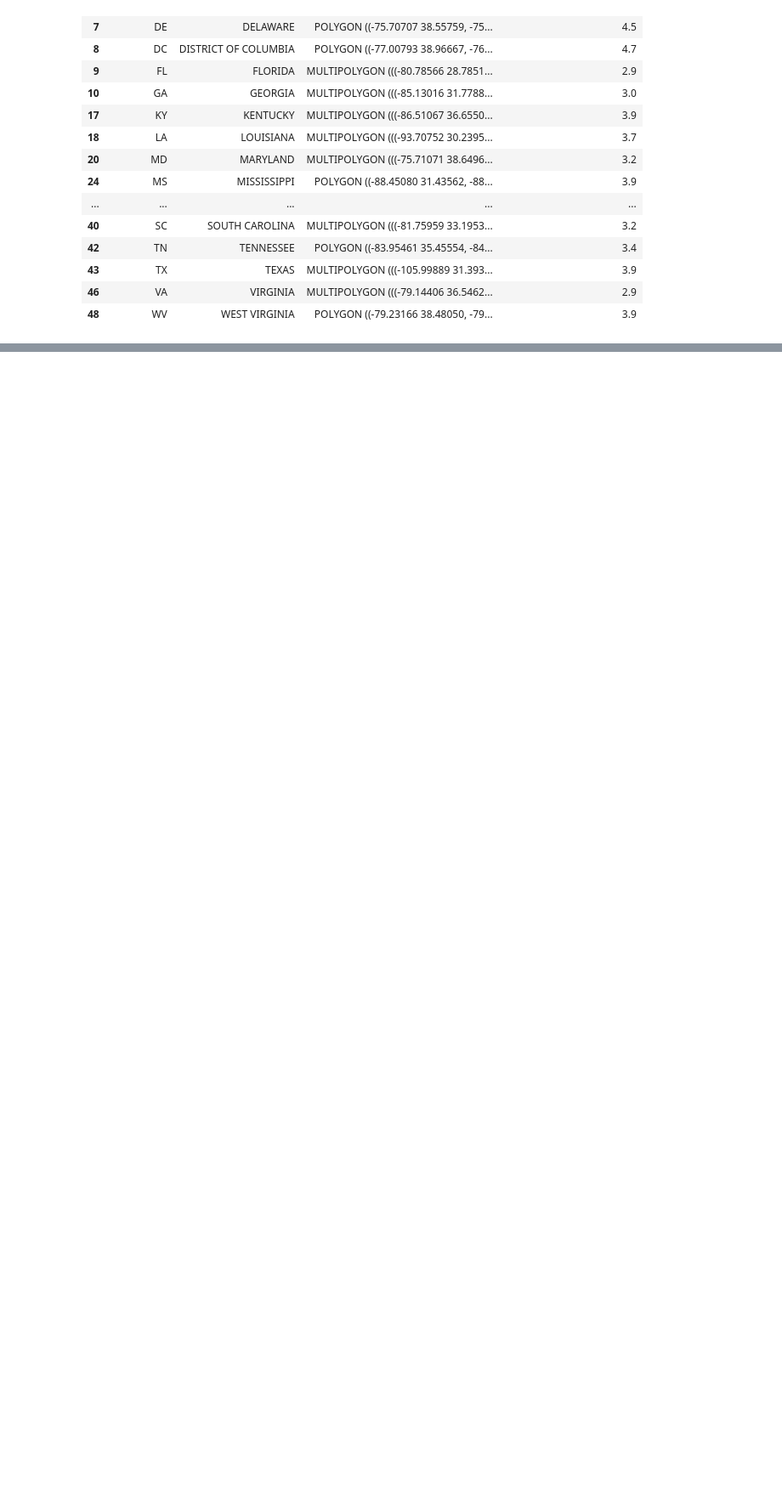
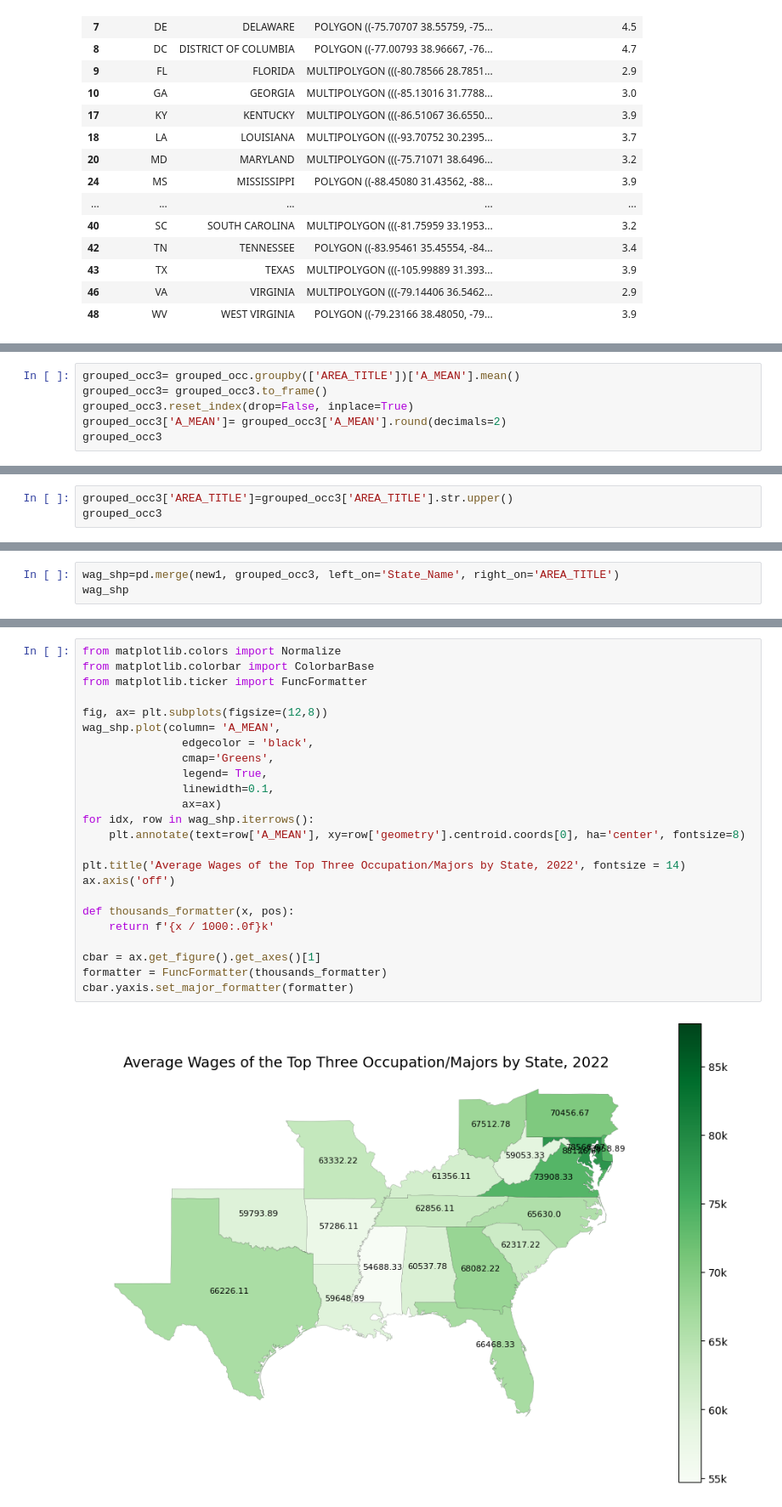
Before and after one commit to mhm516/HBCU_Analysis_Capstone, a Jupyter notebook: notebook/wages_analysis.ipynb, the cells around one changed output, grey strips where cells are left out. Shown at 85% size. Cells and saved outputs as stored; diff of their text form; blank space fills up the shorter version.

```diff
--- a/notebook/wages_analysis.ipynb
+++ b/notebook/wages_analysis.ipynb
@@ -294,0 +477,6 @@ ax.axis('off');
+# %%
+grouped_occ3= grouped_occ.groupby(['AREA_TITLE'])['A_MEAN'].mean()
+grouped_occ3= grouped_occ3.to_frame()
+grouped_occ3.reset_index(drop=False, inplace=True)
+grouped_occ3['A_MEAN']= grouped_occ3['A_MEAN'].round(decimals=2)
+grouped_occ3
@@ -294,0 +501,3 @@ ax.axis('off');
+# %%
+grouped_occ3['AREA_TITLE']=grouped_occ3['AREA_TITLE'].str.upper()
+grouped_occ3
@@ -294,0 +522,3 @@ ax.axis('off');
+# %%
+wag_shp=pd.merge(new1, grouped_occ3, left_on='State_Name', right_on='AREA_TITLE')
+wag_shp
@@ -294,0 +543,26 @@ ax.axis('off');
+# %%
+from matplotlib.colors import Normalize
+from matplotlib.colorbar import ColorbarBase
+from matplotlib.ticker import FuncFormatter
+
+fig, ax= plt.subplots(figsize=(12,8))
+wag_shp.plot(column= 'A_MEAN',
+               edgecolor = 'black',
+               cmap='Greens',
+               legend= True,
+               linewidth=0.1,
+               ax=ax)
+for idx, row in wag_shp.iterrows():
+    plt.annotate(text=row['A_MEAN'], xy=row['geometry'].centroid.coords[0], ha='center', fontsize=8)
+
+plt.title('Average Wages of the Top Three Occupation/Majors by State, 2022', fontsize = 14)
+ax.axis('off')
+
+def thousands_formatter(x, pos):
+    return f'{x / 1000:.0f}k'
+
+cbar = ax.get_figure().get_axes()[1]
+formatter = FuncFormatter(thousands_formatter)
+cbar.yaxis.set_major_formatter(formatter)
+# %% [output]
+[figure, added]
```
Also changed, not shown: parts of 20 cells of this notebook.
